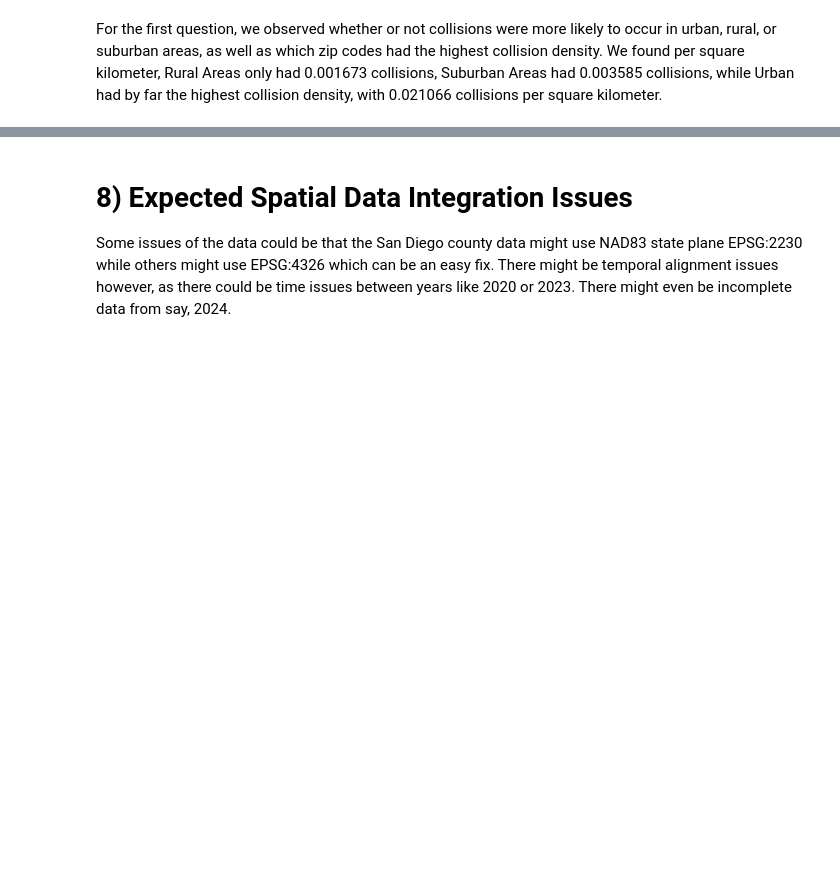
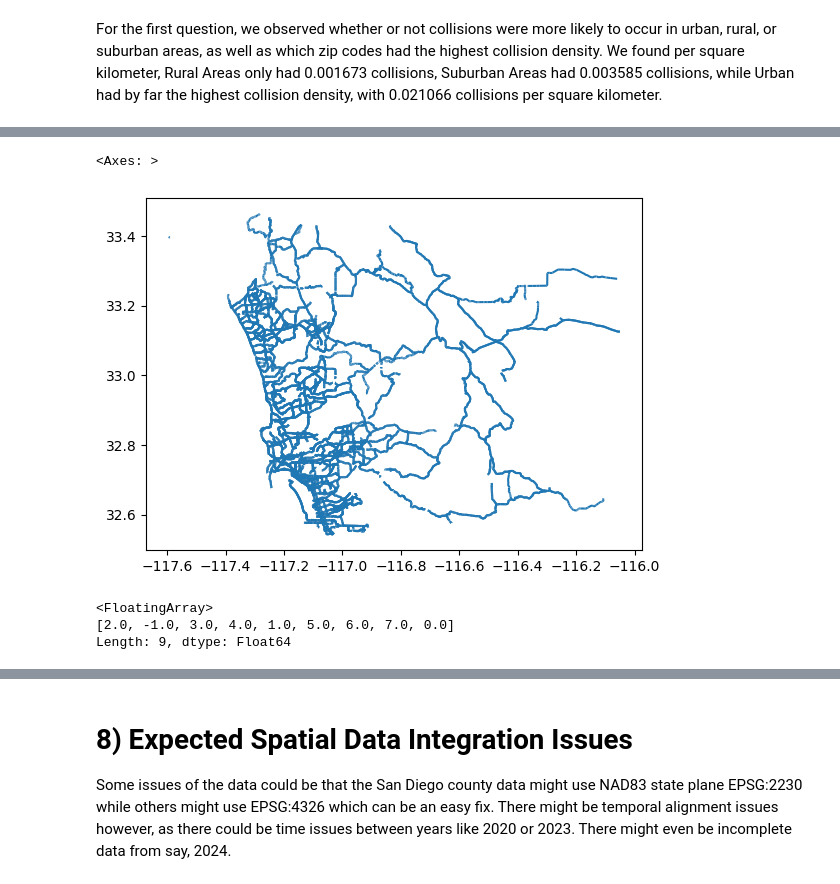
Before and after one commit to kev374k/dsc170_final_project, a Jupyter notebook: project.ipynb, the cells around one changed output, grey strips where cells are left out. Cells and saved outputs as stored; diff of their text form; code cells hidden in the pictures; blank space fills up the shorter version.

```diff
--- a/project.ipynb
+++ b/project.ipynb
@@ -361,0 +371,12 @@ Map(center=[3857636.3466711883, -13042616.481232138], extent={'xmin': -13075789.
+# %%
+# Lets now evaluate lane size relative to collisions
+# read data and convert into a spatial dataframe
+road_data = gpd.read_file("data/SOC_Road_data.csv")
+road_data = road_data.drop(columns = ['Speed 2021 MPH', '2021 AADT Range', "1 year AADT % change", "1 year Speed % change"])
+
+
+
+# conver to floats in order to make sure the spatial references work
+#data['LONGITUDE sandag'] = data['LONGITUDE sandag'].astype(float)
+#data['LATITUDE sandag'] = data['LATITUDE sandag'].astype(float)
+#sdf = GeoAccessor.from_xy(data, x_column='LONGITUDE sandag', y_column='LATITUDE sandag', sr = 4326)
@@ -361,0 +403,7 @@ Map(center=[3857636.3466711883, -13042616.481232138], extent={'xmin': -13075789.
+# %%
+cols = ['osm_id', 'Speed Limit MPH', 'Lanes', 'Length', 'Speed 2022 MPH']
+
+road_data = road_data.convert_dtypes()
+road_data['Speed 2022 MPH'] = road_data['Speed 2022 MPH'].replace('<NA>', '0')
+road_data[cols] = road_data[cols].apply(pd.to_numeric, errors='coerce', axis=1)
+#road_data['Speed 2022 MPH'] = road_data['Speed 2022 MPH'].astype(float)
@@ -361,0 +432,9 @@ Map(center=[3857636.3466711883, -13042616.481232138], extent={'xmin': -13075789.
+# %%
+from shapely.wkt import loads
+
+road_gdf = gpd.GeoDataFrame(road_data)
+road_gdf['geometry'] = road_gdf['geometry'].apply(lambda x: loads(x) if isinstance(x, str) else x)
+# %%
+road_gdf = road_gdf.set_geometry('geometry')
+road_gdf = road_gdf.set_crs(4326)
+road_gdf.geometry
@@ -361,0 +454,5 @@ Map(center=[3857636.3466711883, -13042616.481232138], extent={'xmin': -13075789.
+# %%
+road_gdf.plot()
+# %% [output]
+<Axes: >
+[figure, added]
@@ -361,0 +476,6 @@ Map(center=[3857636.3466711883, -13042616.481232138], extent={'xmin': -13075789.
+# %%
+road_sdf.lanes.unique()
+# %% [output]
+<FloatingArray>
+[2.0, -1.0, 3.0, 4.0, 1.0, 5.0, 6.0, 7.0, 0.0]
+Length: 9, dtype: Float64
```
Also changed, not shown: parts of 16 cells of this notebook, 1 other file.
